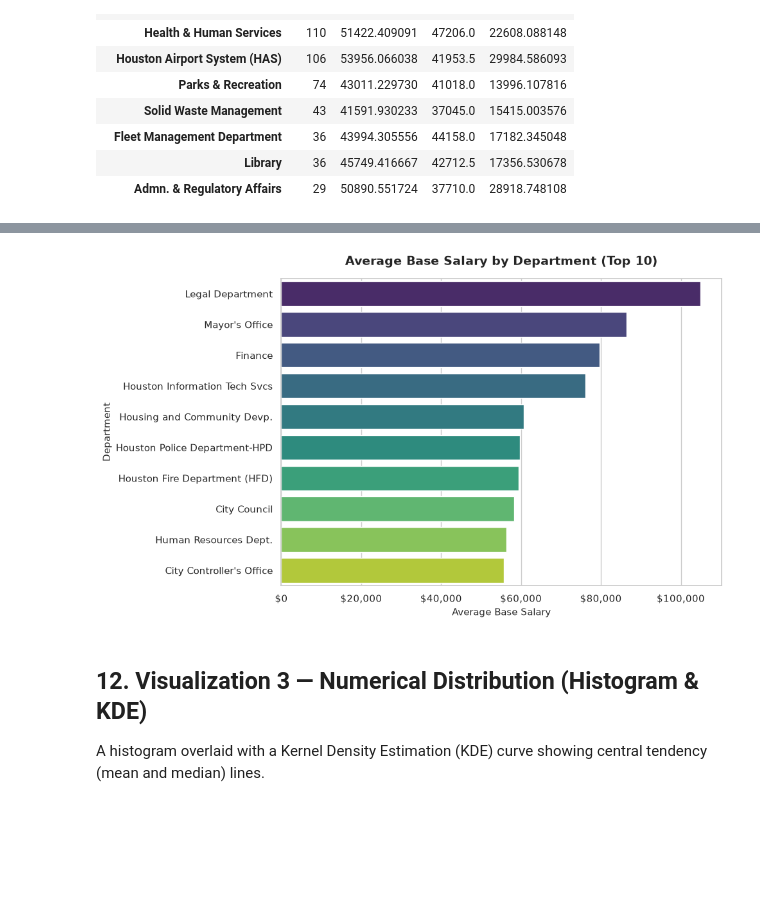
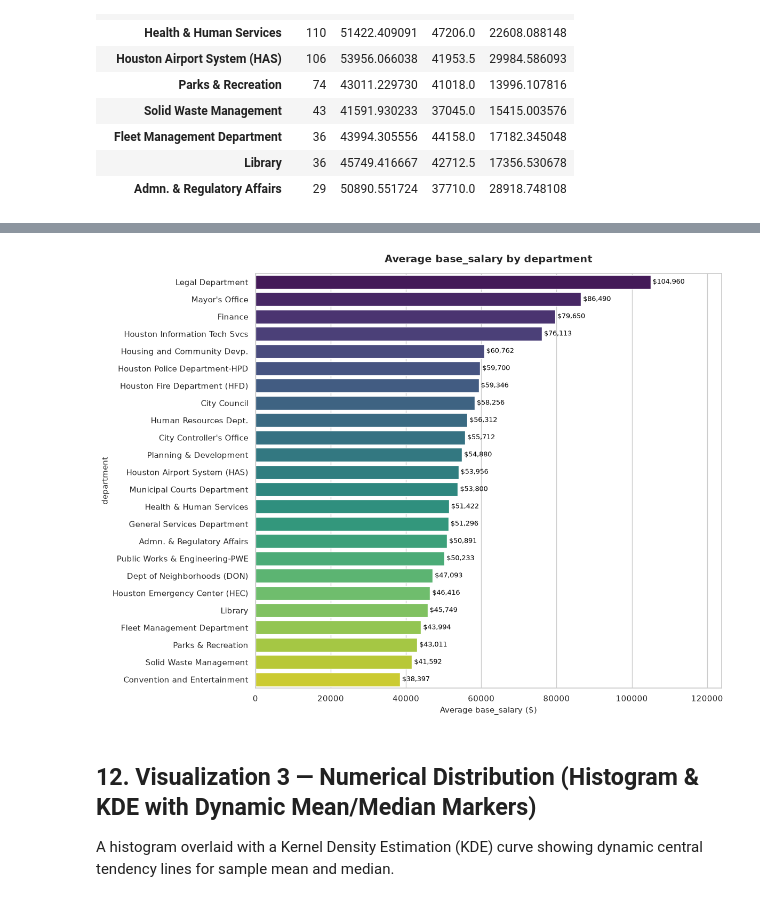
Before and after one commit to Shri-Sanjaykumar/Linkific-Tasks, a Jupyter notebook: Day-9/data_analysis.ipynb, the cells around one changed output, grey strips where cells are left out. Cells and saved outputs as stored; diff of their text form; code cells hidden in the pictures; blank space fills up the shorter version.

```diff
--- a/Day-9/data_analysis.ipynb
+++ b/Day-9/data_analysis.ipynb
@@ -295,14 +296,16 @@ A ranked bar chart displaying the frequency distribution of the primary categori
 # %%
 cat1_counts = df[cat1_col].value_counts()
-top_n_cat1 = min(10, len(cat1_counts))
-plot_cat1_data = cat1_counts.head(top_n_cat1)
-
-plt.figure(figsize=(10, 6))
-sns.barplot(x=plot_cat1_data.values, y=plot_cat1_data.index, hue=plot_cat1_data.index, palette="Blues_r", legend=False)
-v1_title = f"Top {top_n_cat1} {cat1_col.replace('_', ' ').title()} by Headcount" if len(cat1_counts) > 10 else f"Distribution of {cat1_col.replace('_', ' ').title()}"
-plt.title(v1_title, fontsize=14, fontweight="bold", pad=15)
+plt.figure(figsize=(12, 8))
+ax1 = sns.barplot(x=cat1_counts.values, y=cat1_counts.index, hue=cat1_counts.index, palette="Blues_r", legend=False)
+for p in ax1.patches:
+    w = p.get_width()
+    pct = (w / len(df)) * 100
+    ax1.annotate(f" {int(w):,} ({pct:.1f}%)", (w, p.get_y() + p.get_height() / 2.),
+                 va='center', ha='left', fontsize=9, color='black')
+plt.title(f"{cat1_col} Distribution", fontsize=14, fontweight="bold", pad=15)
 plt.xlabel("Number of Records", fontsize=11)
-plt.ylabel(cat1_col.replace("_", " ").title(), fontsize=11)
+plt.ylabel(cat1_col, fontsize=11)
+plt.xlim(0, max(cat1_counts.values) * 1.22)
 plt.tight_layout()
 plt.show()
 # %% [output]
@@ -314,26 +317,23 @@ A horizontal bar chart comparing the mean value of the numerical metric across c
 # %%
 avg_series = df.groupby(cat1_col)[num_col].mean().sort_values(ascending=False)
-plot_avg_data = avg_series.head(top_n_cat1)
-
-plt.figure(figsize=(10, 6))
-sns.barplot(x=plot_avg_data.values, y=plot_avg_data.index, hue=plot_avg_data.index, palette="viridis", legend=False)
-v2_title = f"Average {num_col.replace('_', ' ').title()} by {cat1_col.replace('_', ' ').title()} (Top {top_n_cat1})"
-plt.title(v2_title, fontsize=14, fontweight="bold", pad=15)
-plt.xlabel(f"Average {num_col.replace('_', ' ').title()}", fontsize=11)
-plt.ylabel(cat1_col.replace("_", " ").title(), fontsize=11)
-ax = plt.gca()
-if 'sal' in num_col.lower():
-    ax.xaxis.set_major_formatter('${x:,.0f}')
-else:
-    ax.xaxis.set_major_formatter('{x:,.0f}')
+plt.figure(figsize=(12, 9))
+ax2 = sns.barplot(x=avg_series.values, y=avg_series.index, hue=avg_series.index, palette="viridis", legend=False)
+for p in ax2.patches:
+    w = p.get_width()
+    ax2.annotate(f" {prefix}{w:,.0f}", (w, p.get_y() + p.get_height() / 2.),
+                 va='center', ha='left', fontsize=9, color='black')
+plt.title(f"Average {num_col} by {cat1_col}", fontsize=14, fontweight="bold", pad=15)
+plt.xlabel(f"Average {num_col} ({prefix})", fontsize=11)
+plt.ylabel(cat1_col, fontsize=11)
+plt.xlim(0, max(avg_series.values) * 1.18)
 plt.tight_layout()
 plt.show()
 # %% [output]
-[figure, old version]
+[figure, new version]
 # %% [markdown]
-## 12. Visualization 3 — Numerical Distribution (Histogram & KDE)
+## 12. Visualization 3 — Numerical Distribution (Histogram & KDE with Dynamic Mean/Median Markers)
 
-A histogram overlaid with a Kernel Density Estimation (KDE) curve showing central tendency (mean and median) lines.
+A histogram overlaid with a Kernel Density Estimation (KDE) curve showing dynamic central tendency lines for sample mean and median.
 # %%
 plt.figure(figsize=(10, 6))
 sns.histplot(df[num_col], kde=True, bins=30, color="#1f77b4", edgecolor="white", alpha=0.7)
```
Also changed, not shown: parts of 17 cells of this notebook, 7 other files.
